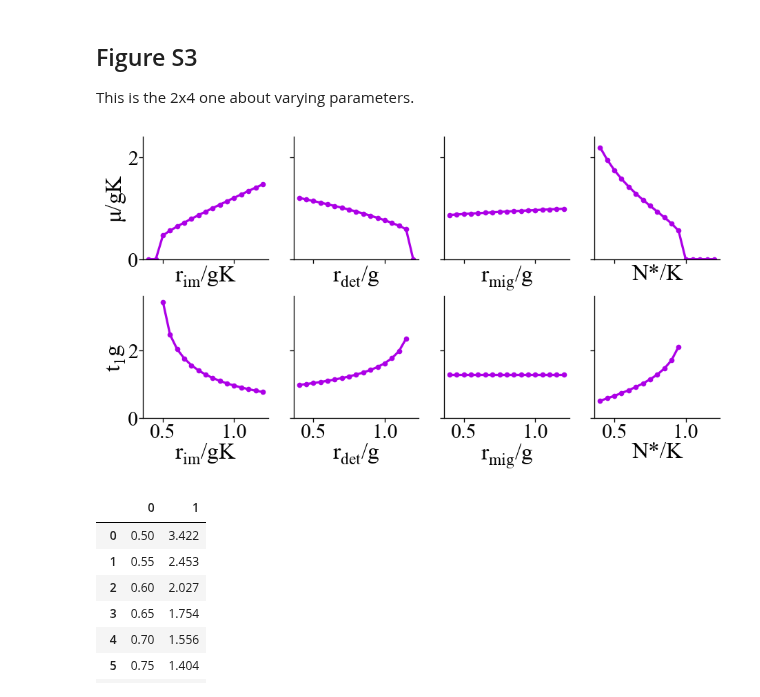
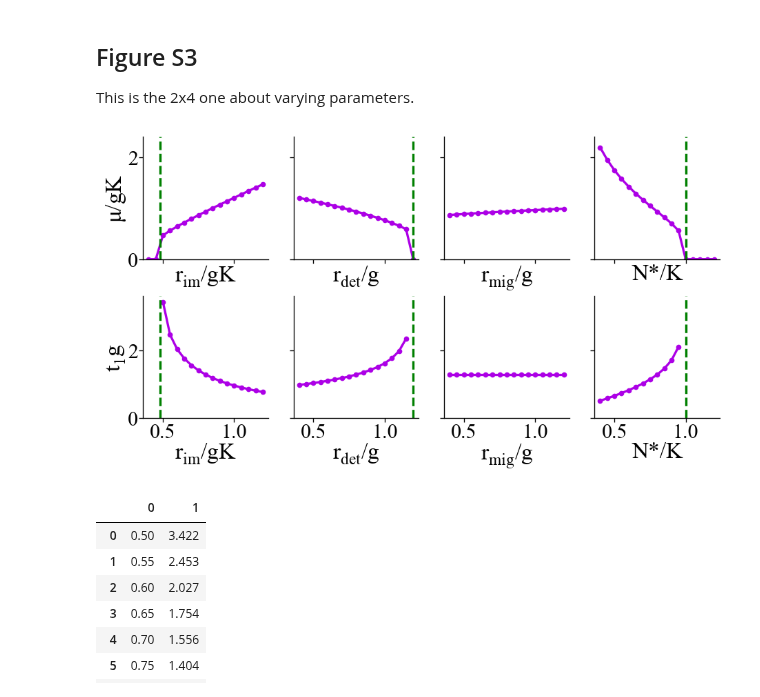
Before and after one commit to patricksinclair/multispecies_postprocessing, a Jupyter notebook: biofilm_threshold_theory/chris_figure_plotter.ipynb, the cells around one changed output. Cells and saved outputs as stored; diff of their text form; code cells hidden in the pictures.

Commit message:
vertical line added

```diff
--- a/biofilm_threshold_theory/chris_figure_plotter.ipynb
+++ b/biofilm_threshold_theory/chris_figure_plotter.ipynb
@@ -327,35 +327,42 @@ plt.subplots_adjust(wspace=0.2, hspace=0.3)
 axarr = axarr.flatten()
 
 labelsize=20
 titlesize=21
 line_width=2.2
 
 x_label_list = ['$r_{im}/gK$', '$r_{det}/g$', '$r_{mig}/g$', 'N*/K']
+
+# values for no biofilm limits for each plot column
+no_biofilm_lines = [0.48, 1.2, None, 1.]
 
 
 for i, ax in enumerate(axarr):
     ax.spines['top'].set_visible(False)
     ax.spines['right'].set_visible(False)
     ax.tick_params(axis='both', labelsize=18, pad=0.8)
 
     ax.plot(s3_data_list[i][0], s3_data_list[i][1], lw=lw, marker='o', markersize=3.6, color='#ac00e6')
 
     if i < 4:
         if i == 0: ax.set_ylabel('$\\mu/gK$', fontsize=labelsize, labelpad=0)
         ax.set_ylim(0, 2.4)
         ax.set_xlabel(x_label_list[i%4], fontsize=labelsize, labelpad=4)
     else:
         if i == 4: ax.set_ylabel('$t_1 g$', fontsize=labelsize, labelpad=0)
         ax.set_ylim(0, 3.6)
 
         ax.set_xlabel(x_label_list[i%4], fontsize=labelsize, labelpad=0.)
 
+    # add the lines representing no biofilm growth
+    if no_biofilm_lines[i%4]:
+        ax.axvline(no_biofilm_lines[i%4], lw=lw, color='#008000', ls='--')
+
     #ax.label_outer()
 
-plt.savefig('paper_plots/supplementary_longerSims_patrick.pdf', bbox_inches='tight', dpi=420)
+plt.savefig('paper_plots/supplementary_longerSims_patrick_limit_line.pdf', bbox_inches='tight', dpi=420)
 plt.show()
 # %% [output]
-[figure, old version]
+[figure, new version]
 # %%
 s3_t1_rImm
 # %% [output]
```
